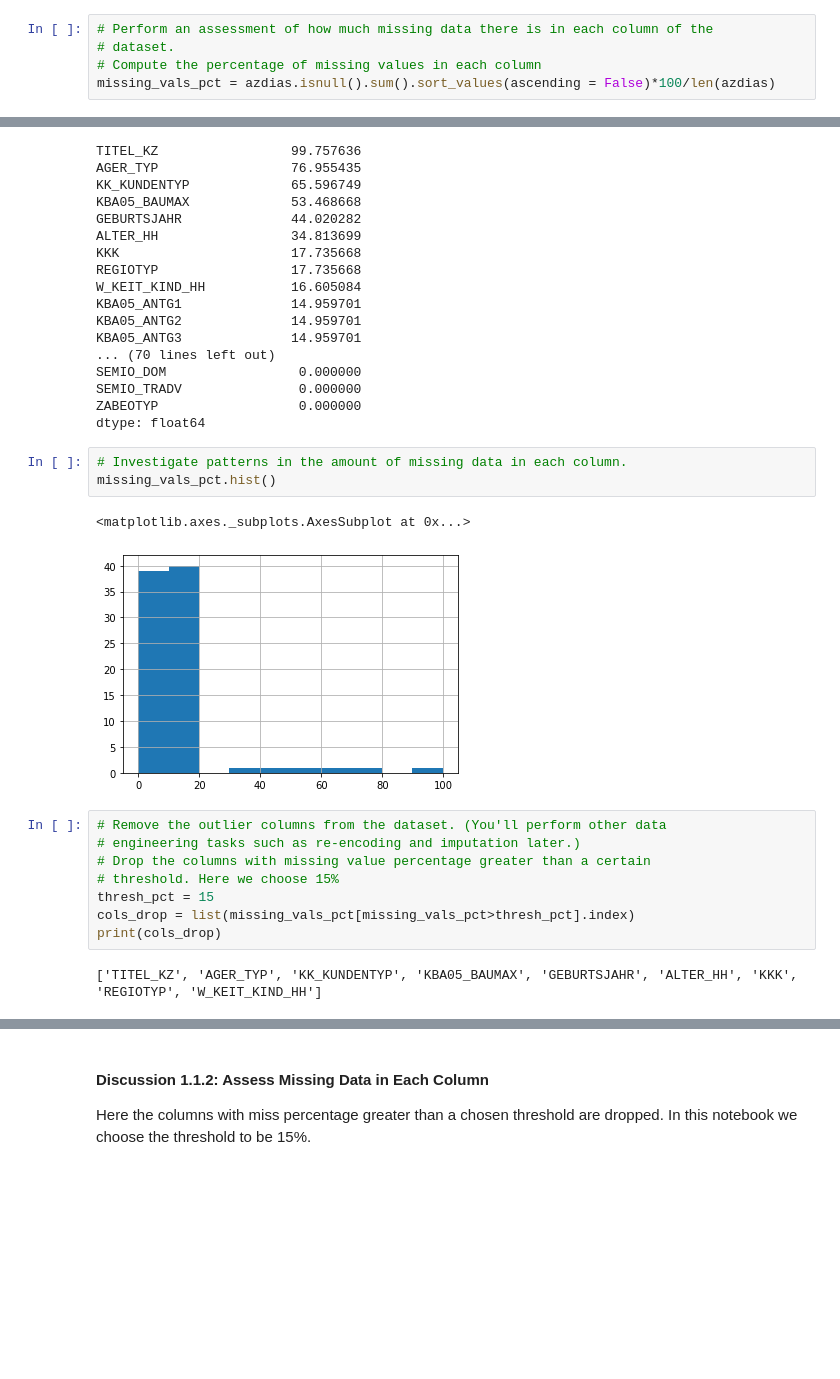
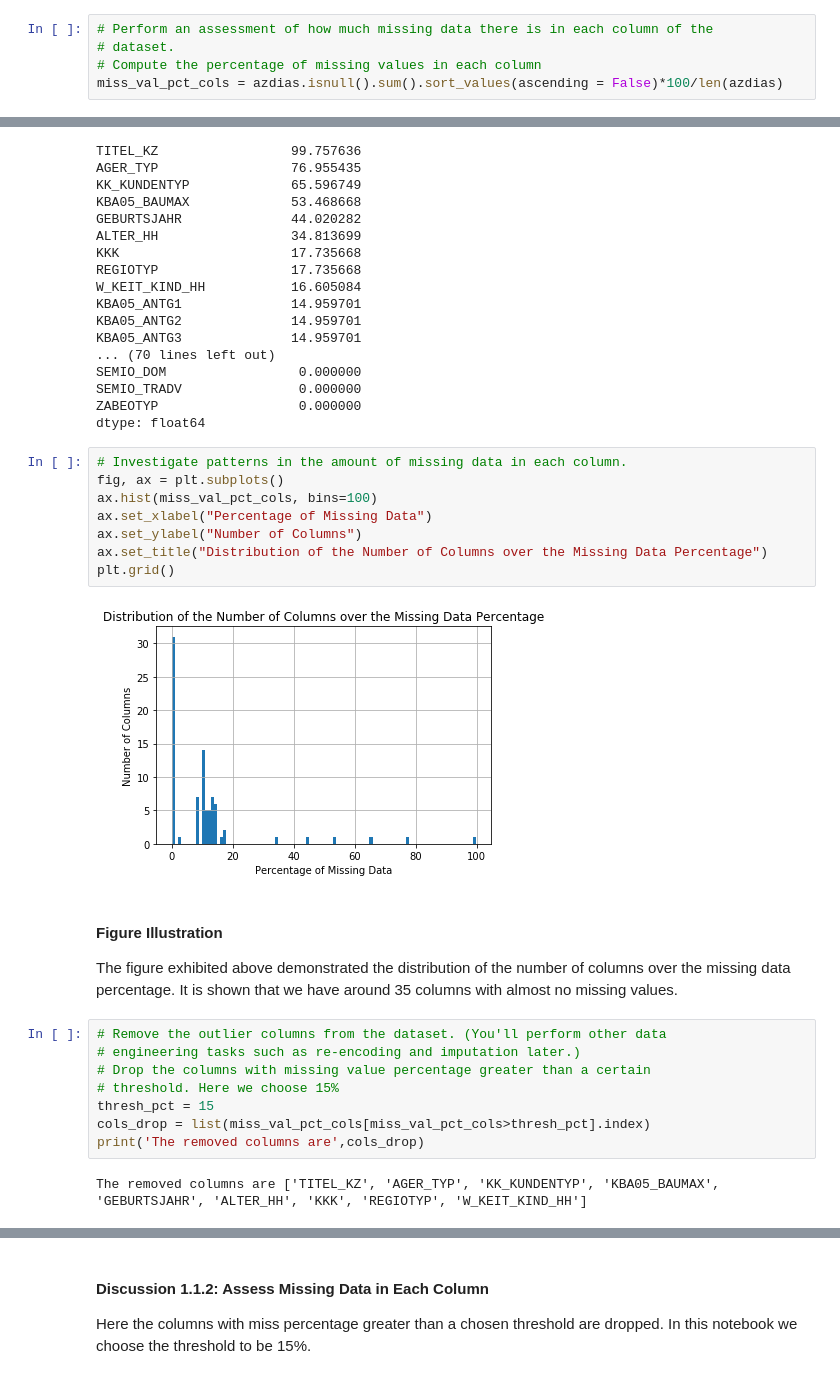
Before and after one commit to ahmedag91/Customer-Segmentation-Using-ML, a Jupyter notebook: Identify_Customer_Segments.ipynb, the cells around one changed output, grey strips where cells are left out. Drawn from its saved outputs; the diff is of its cells as text; blank space fills up the shorter version.

Commit message:
feat: Update the notebook
Columns and rows with heavily missing values have been removed

```diff
--- a/Identify_Customer_Segments.ipynb
+++ b/Identify_Customer_Segments.ipynb
@@ -181,7 +181,7 @@ For the remaining features, are there any patterns in which columns have, or sha
 # Perform an assessment of how much missing data there is in each column of the
 # dataset.
 # Compute the percentage of missing values in each column
-missing_vals_pct = azdias.isnull().sum().sort_values(ascending = False)*100/len(azdias)
+miss_val_pct_cols = azdias.isnull().sum().sort_values(ascending = False)*100/len(azdias)
 # %%
 display(missing_vals_pct)
 # %% [output]
@@ -202,21 +202,29 @@ SEMIO_DOM                 0.000000
 SEMIO_TRADV               0.000000
 ZABEOTYP                  0.000000
 dtype: float64
-# %%
-# Investigate patterns in the amount of missing data in each column.
-missing_vals_pct.hist()
-# %% [output]
-<matplotlib.axes._subplots.AxesSubplot at 0x...>
-[figure, removed]
+# %%
+# Investigate patterns in the amount of missing data in each column.
+fig, ax = plt.subplots()
+ax.hist(miss_val_pct_cols, bins=100)
+ax.set_xlabel("Percentage of Missing Data")
+ax.set_ylabel("Number of Columns")
+ax.set_title("Distribution of the Number of Columns over the Missing Data Percentage")
+plt.grid()
+# %% [output]
+[figure, added]
+# %% [markdown]
+#### Figure Illustration
+
+The figure exhibited above demonstrated the distribution of the number of columns over the missing data percentage. It is shown that we have around 35 columns with almost no missing values.
 # %%
 # Remove the outlier columns from the dataset. (You'll perform other data
 # engineering tasks such as re-encoding and imputation later.)
 # Drop the columns with missing value percentage greater than a certain
 # threshold. Here we choose 15%
 thresh_pct = 15
-cols_drop = list(missing_vals_pct[missing_vals_pct>thresh_pct].index)
-print(cols_drop)
+cols_drop = list(miss_val_pct_cols[miss_val_pct_cols>thresh_pct].index)
+print('The removed columns are',cols_drop)
 # %% [output]
-['TITEL_KZ', 'AGER_TYP', 'KK_KUNDENTYP', 'KBA05_BAUMAX', 'GEBURTSJAHR', 'ALTER_HH', 'KKK', 'REGIOTYP', 'W_KEIT_KIND_HH']
+The removed columns are ['TITEL_KZ', 'AGER_TYP', 'KK_KUNDENTYP', 'KBA05_BAUMAX', 'GEBURTSJAHR', 'ALTER_HH', 'KKK', 'REGIOTYP', 'W_KEIT_KIND_HH']
 # %%
 azdias.drop(columns = cols_drop, inplace = True)
```
Also changed, not shown: parts of 15 cells of this notebook.
